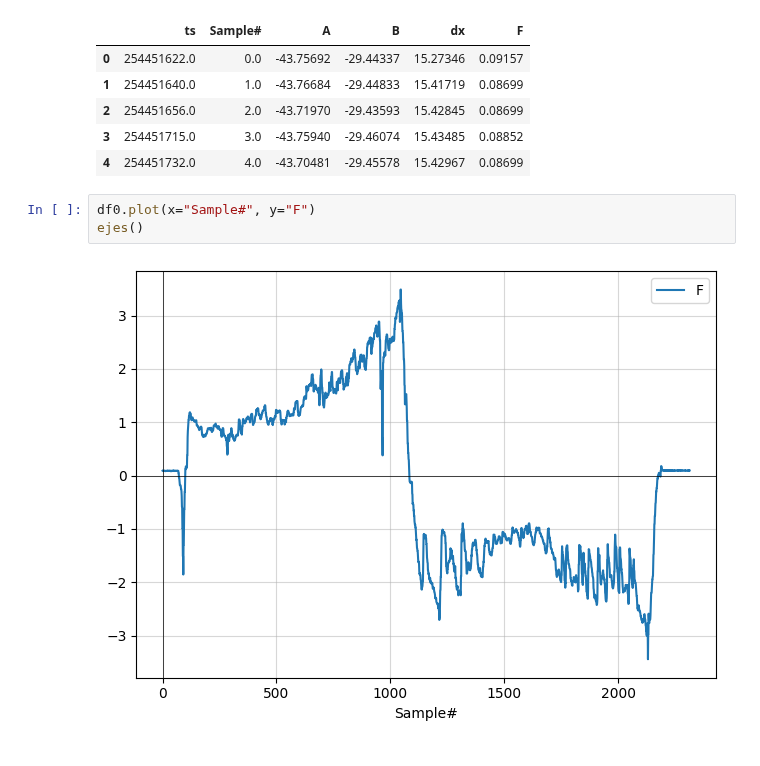
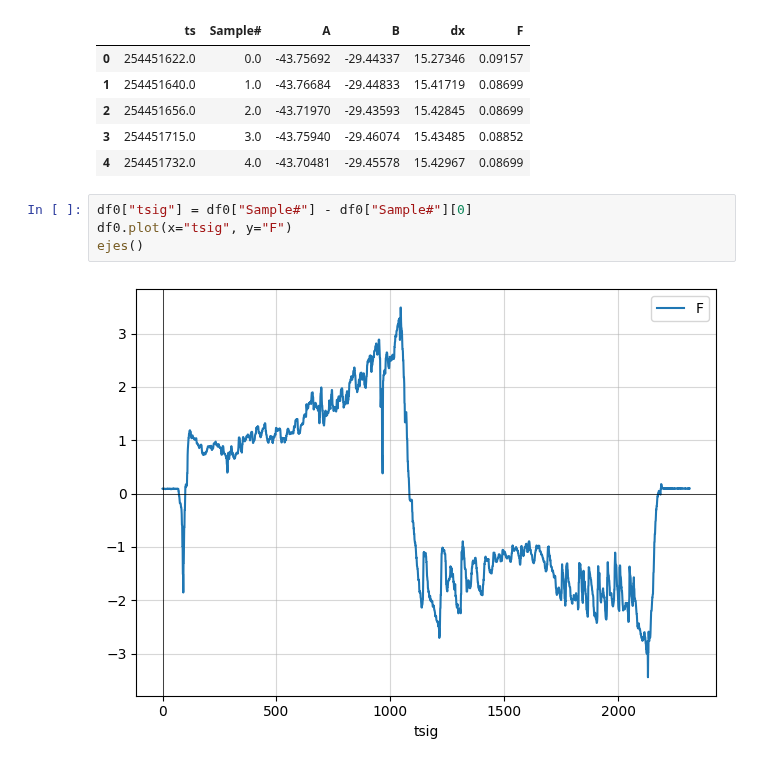
Before and after one commit to marzzelo/SignalProcessing, a Jupyter notebook: TimeSeriesDenoising/mav_gaussian.ipynb, the cells around one changed output. Saved outputs shown, nothing was run; the diff lists cells and outputs as text.

```diff
--- a/TimeSeriesDenoising/mav_gaussian.ipynb
+++ b/TimeSeriesDenoising/mav_gaussian.ipynb
@@ -28,7 +56,8 @@ df0.head()
 | 3 | 254451715.0 | 3.0 | -43.75940 | -29.46074 | 15.43485 | 0.08852 |
 | 4 | 254451732.0 | 4.0 | -43.70481 | -29.45578 | 15.42967 | 0.08699 |
 # %%
-df0.plot(x="Sample#", y="F")
+df0["tsig"] = df0["Sample#"] - df0["Sample#"][0]
+df0.plot(x="tsig", y="F")
 ejes()
 # %% [output]
-[figure, old version]
+[figure, new version]
```
Also changed, not shown: parts of 7 cells of this notebook, 7 other files.
